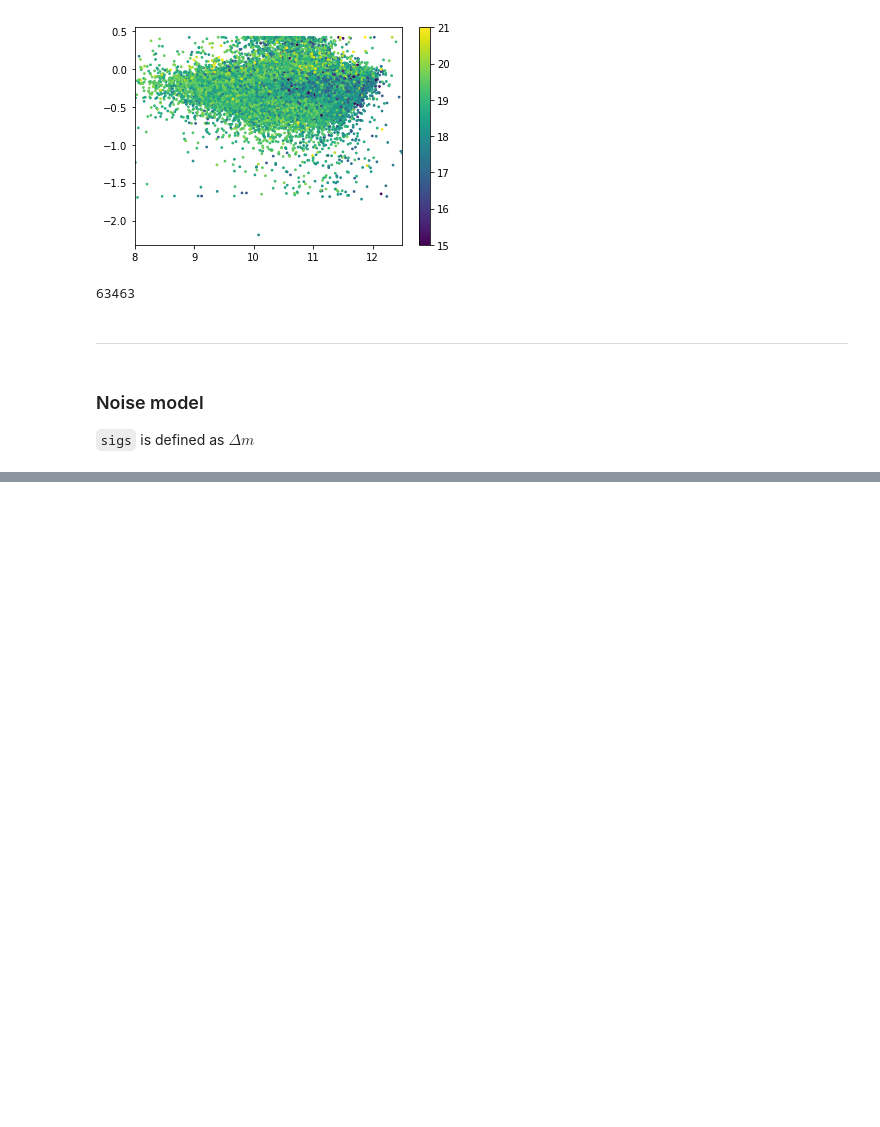
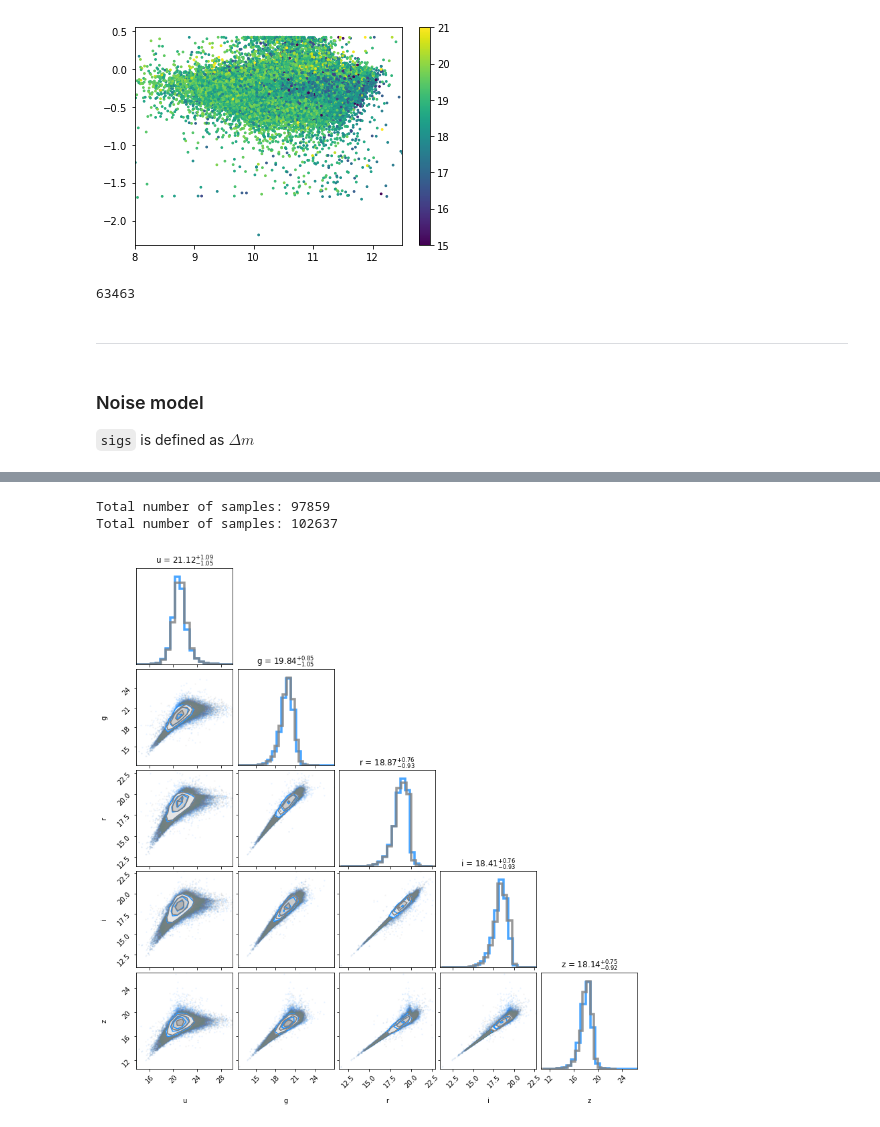
Before and after one commit to AstroJacobLi/popsed, a Jupyter notebook: notebooks/forward_model/noise_model/GAMA_nosie_model_DR3_apmatch_linearNoise.ipynb, the cells around one changed output, grey strips where cells are left out. Saved outputs shown, nothing was run; the diff lists cells and outputs as text; code cells hidden in the pictures; blank space fills up the shorter version.

```diff
--- a/notebooks/forward_model/noise_model/GAMA_nosie_model_DR3_apmatch_linearNoise.ipynb
+++ b/notebooks/forward_model/noise_model/GAMA_nosie_model_DR3_apmatch_linearNoise.ipynb
@@ -341,0 +284,32 @@ np.save('./noise_model/gama_noise_model_mag_dr3_apmatch_snr2.npy', np.vstack([me
+# %%
+X_data = np.load(f'./reference_catalog/GAMA/gama_clean_mag_dr3_apmatch_{PHOT}.npy')[:, :5]
+print('Total number of samples:', len(X_data))
+
+labels = list('ugriz')
+
+figure = corner.corner(X_data,
+                       color='dodgerblue', labels=labels,
+                       #quantiles=[0.16, 0.5, 0.84],
+                       smooth=0.1, fill_contours=True,
+                       show_titles=True,
+                       title_kwargs={"fontsize": 12},
+                       hist_kwargs={'density': True})
+
+
+X_data = np.load(f'./reference_catalog/GAMA/gama_clean_mag_dr3_apmatch.npy')[:, :5]
+print('Total number of samples:', len(X_data))
+
+labels = list('ugriz')
+
+figure = corner.corner(X_data,
+                       fig=figure,
+                       color='gray', labels=labels,
+                       #quantiles=[0.16, 0.5, 0.84],
+                       smooth=0.1, fill_contours=True,
+                       show_titles=True,
+                       title_kwargs={"fontsize": 12},
+                       hist_kwargs={'density': True})
+# %% [output]
+Total number of samples: 97859
+Total number of samples: 102637
+[figure, added]
```
Also changed, not shown: parts of 48 cells of this notebook, 8 other files.
